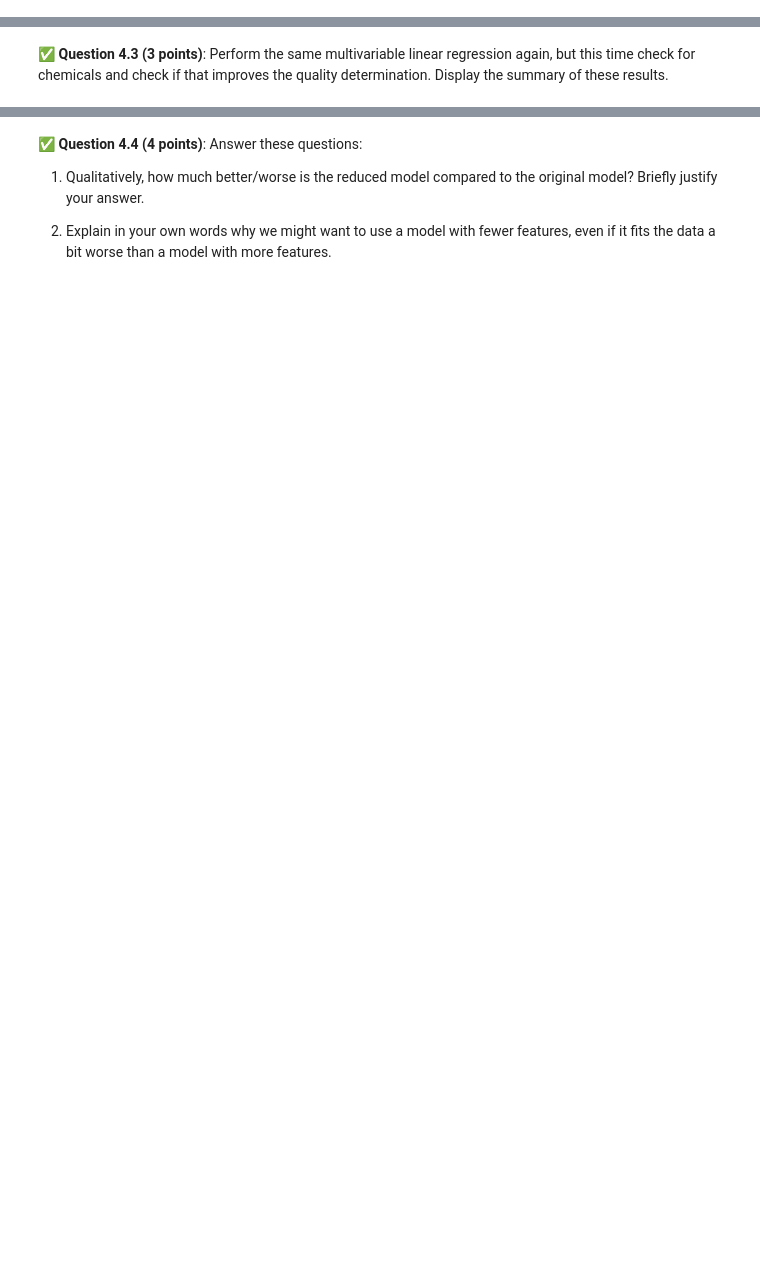
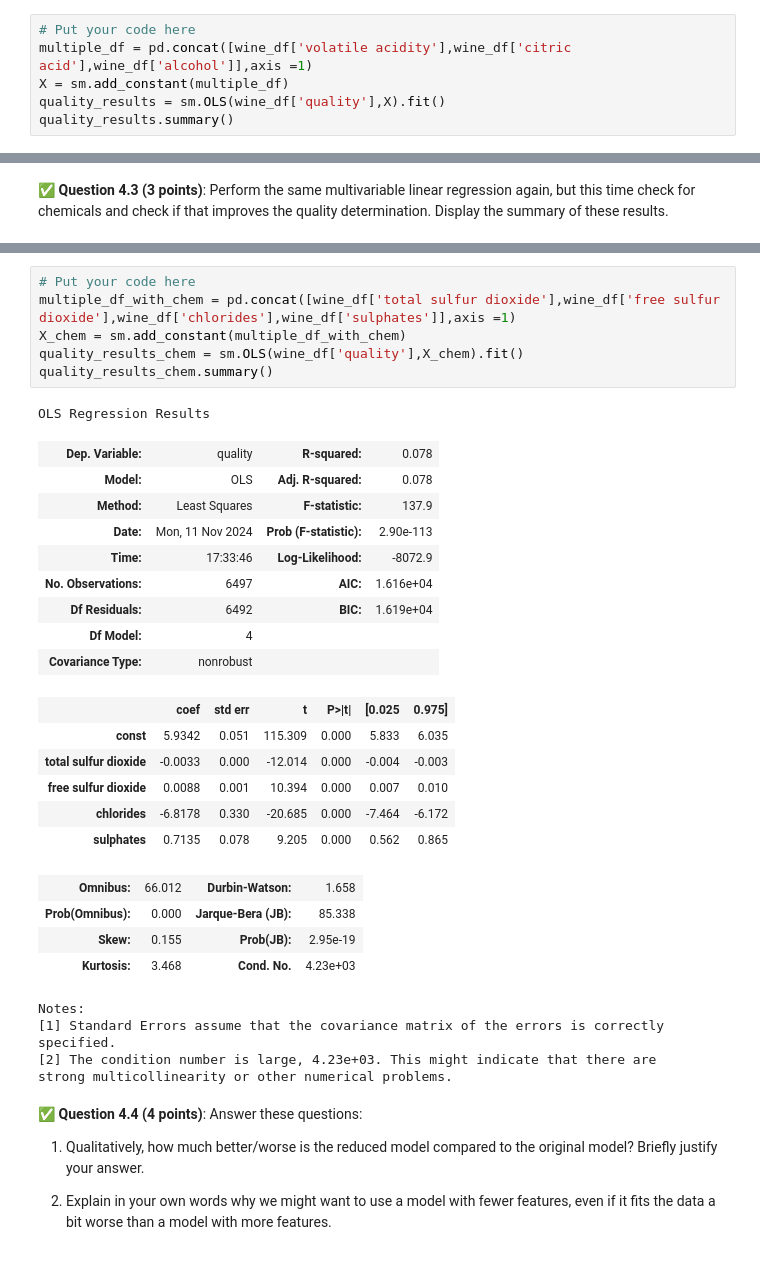
Before and after one commit to LukeAurilia/CMSE202-f24-turnin, a Jupyter notebook: hw-03/HW-03_Regression-STUDENT.ipynb, the cells around one changed output, grey strips where cells are left out. Cells and saved outputs as stored; diff of their text form; blank space fills up the shorter version.

```diff
--- a/hw-03/HW-03_Regression-STUDENT.ipynb
+++ b/hw-03/HW-03_Regression-STUDENT.ipynb
@@ -327,0 +327,6 @@ In this part, we'll use multiple features to predict the **quality** of **red**
+# %%
+# Put your code here
+multiple_df = pd.concat([wine_df['volatile acidity'],wine_df['citric acid'],wine_df['alcohol']],axis =1)
+X = sm.add_constant(multiple_df)
+quality_results = sm.OLS(wine_df['quality'],X).fit()
+quality_results.summary()
@@ -340,3 +376,34 @@ In this part, we'll use multiple features to predict the **quality** of **red**
+# %%
+# Put your code here
+multiple_df_with_chem = pd.concat([wine_df['total sulfur dioxide'],wine_df['free sulfur dioxide'],wine_df['chlorides'],wine_df['sulphates']],axis =1)
+X_chem = sm.add_constant(multiple_df_with_chem)
+quality_results_chem = sm.OLS(wine_df['quality'],X_chem).fit()
+quality_results_chem.summary()
+# %% [output]
+OLS Regression Results
+| Dep. Variable: | quality | R-squared: | 0.078 |
+| Model: | OLS | Adj. R-squared: | 0.078 |
+| Method: | Least Squares | F-statistic: | 137.9 |
+| Date: | Mon, 11 Nov 2024 | Prob (F-statistic): | 2.90e-113 |
+| Time: | 17:33:46 | Log-Likelihood: | -8072.9 |
+| No. Observations: | 6497 | AIC: | 1.616e+04 |
+| Df Residuals: | 6492 | BIC: | 1.619e+04 |
+| Df Model: | 4 |  |  |
+| Covariance Type: | nonrobust |  |  |
+|  | coef | std err | t | P>|t| | [0.025 | 0.975] |
+| const | 5.9342 | 0.051 | 115.309 | 0.000 | 5.833 | 6.035 |
+| total sulfur dioxide | -0.0033 | 0.000 | -12.014 | 0.000 | -0.004 | -0.003 |
+| free sulfur dioxide | 0.0088 | 0.001 | 10.394 | 0.000 | 0.007 | 0.010 |
+| chlorides | -6.8178 | 0.330 | -20.685 | 0.000 | -7.464 | -6.172 |
+| sulphates | 0.7135 | 0.078 | 9.205 | 0.000 | 0.562 | 0.865 |
+| Omnibus: | 66.012 | Durbin-Watson: | 1.658 |
+| Prob(Omnibus): | 0.000 | Jarque-Bera (JB): | 85.338 |
+| Skew: | 0.155 | Prob(JB): | 2.95e-19 |
+| Kurtosis: | 3.468 | Cond. No. | 4.23e+03 |
+Notes:
+[1] Standard Errors assume that the covariance matrix of the errors is correctly specified.
+[2] The condition number is large, 4.23e+03. This might indicate that there are
+strong multicollinearity or other numerical problems.
 # %% [markdown]
 &#9989;  **Question 4.4 (4 points)**: Answer these questions:
 
```
Also changed, not shown: parts of 11 cells of this notebook.
